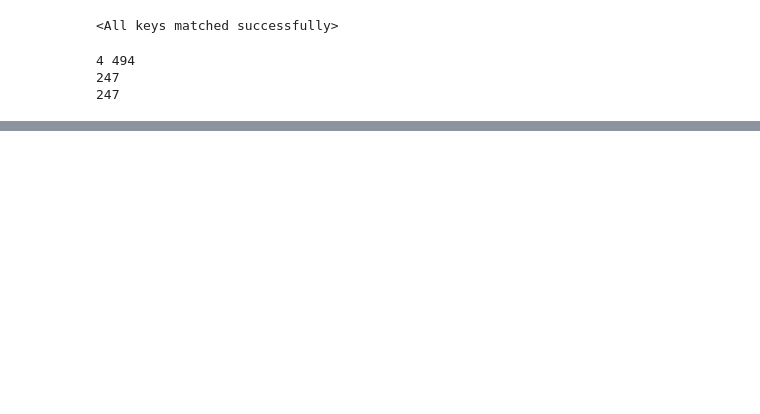
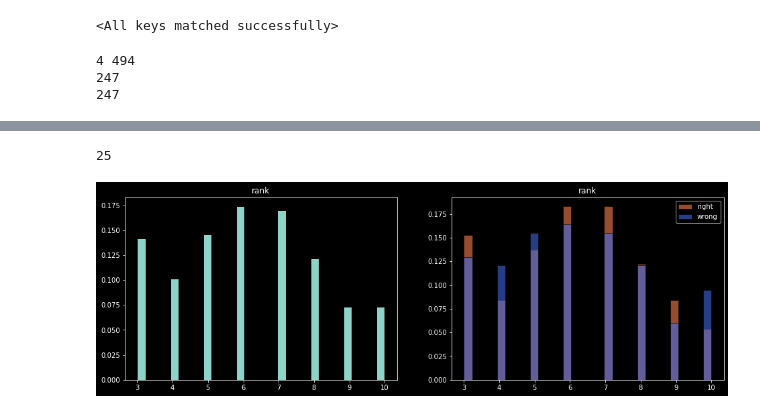
Before and after one commit to JimenaGonzalez/Searching-double-lenses, a Jupyter notebook: vit_cnn/Real_lenses_search_Jack.ipynb, the cells around one changed output, grey strips where cells are left out. Drawn from its saved outputs; the diff is of its cells as text; code cells hidden in the pictures; blank space fills up the shorter version.

```diff
--- a/vit_cnn/Real_lenses_search_Jack.ipynb
+++ b/vit_cnn/Real_lenses_search_Jack.ipynb
@@ -275,0 +295,29 @@ Right Negatives
+# %%
+names = ['name', 'ra', 'dec', 'comment', 'rank', 'num_sources', 'num_lenses', 'mem_match_id',
+        'einstein_radius', 'einstein_radius_err', 'ACT', 'BBNA', 'BNA', 'TI', 'RNA', 'RNA2', 'redM', 'redM_missed',
+        'SPTPol', 'algo', 'D17', 'J1', 'J2', 'aliases', 'Prob']
+print(len(names))
+# %% [output]
+25
+# %%
+i=4
+
+plt.figure(figsize=(16,5))
+
+plt.subplot(1,2,1)
+plt.title(names[i])
+data_all = np.concatenate((right_data[names[i]], wrong_data[names[i]]))
+weights = np.ones_like(data_all) / len(data_all)
+plt.hist(data_all, 30, weights = weights, edgecolor = 'black')
+
+plt.subplot(1,2,2)
+plt.title(names[i])
+weights = np.ones_like(right_data[names[i]]) / len(right_data['rank'])
+plt.hist(right_data[names[i]], 30, weights = weights, color = 'coral', alpha = 0.6, edgecolor = 'black', label='right')
+weights = np.ones_like(wrong_data[names[i]]) / len(wrong_data['rank'])
+plt.hist(wrong_data[names[i]], 30, weights = weights, color = 'royalblue', alpha = 0.6, edgecolor = 'black', label='wrong')
+plt.legend()
+
+plt.show()
+# %% [output]
+[figure, added]
```
Also changed, not shown: parts of 13 cells of this notebook.
